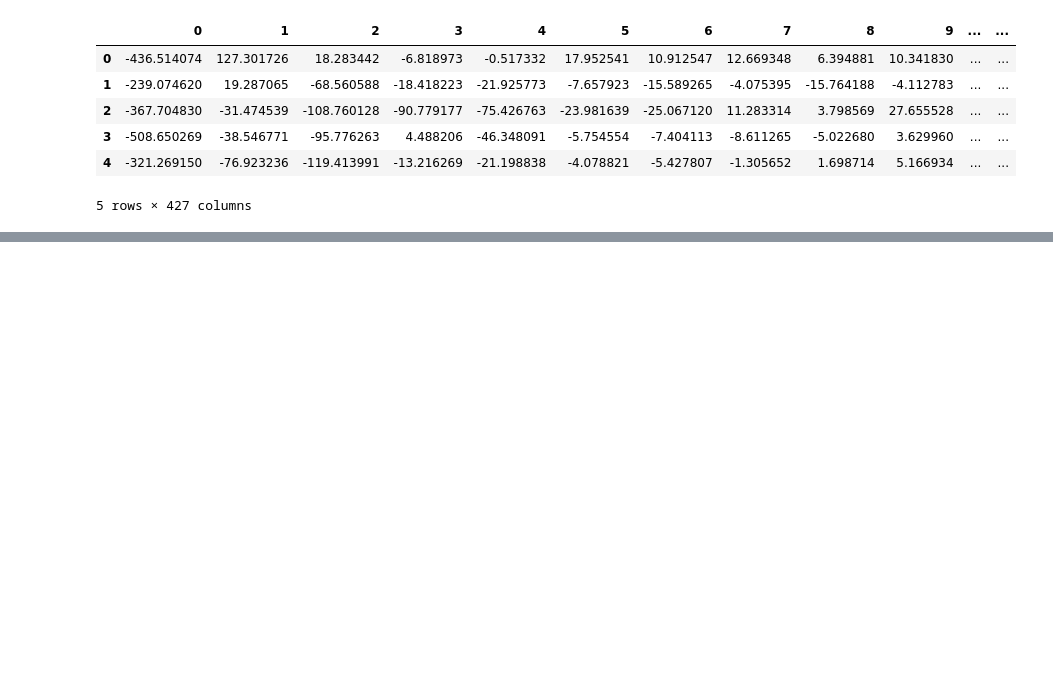
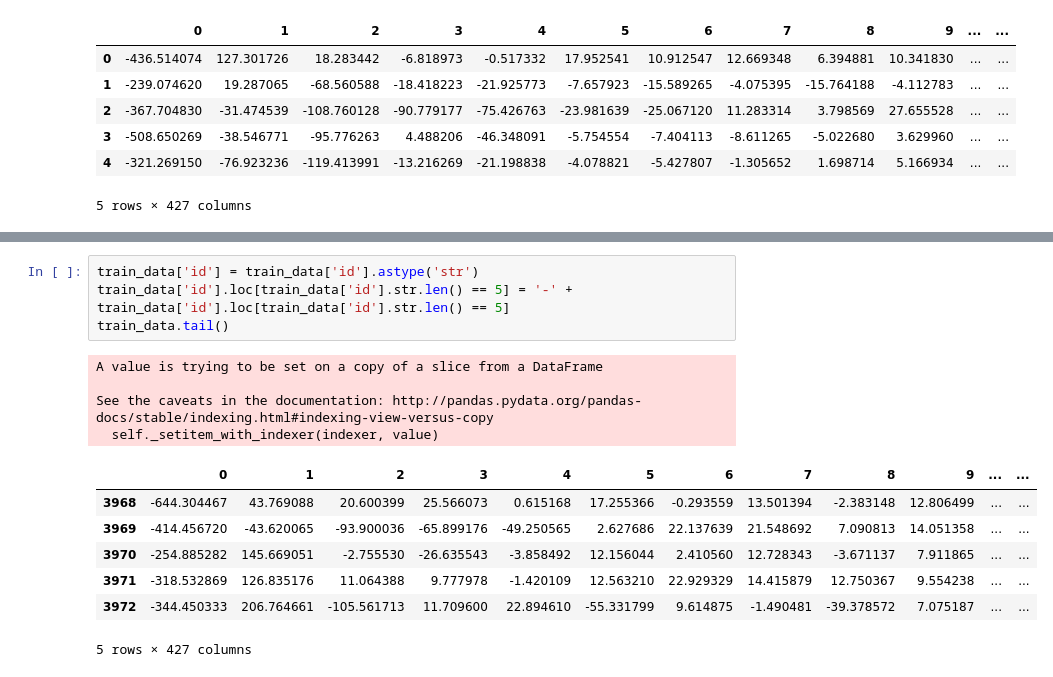
Before and after one commit to nasoboleva/Birds-vs-ML, a Jupyter notebook: Preprocessing.ipynb, the cells around one changed output, grey strips where cells are left out. Saved outputs shown, nothing was run; the diff lists cells and outputs as text; blank space fills up the shorter version.

```diff
--- a/Preprocessing.ipynb
+++ b/Preprocessing.ipynb
@@ -78,0 +128,16 @@ train_data.to_csv('train_data.')
+# %%
+train_data['id'] = train_data['id'].astype('str')
+train_data['id'].loc[train_data['id'].str.len() == 5] = '-' + train_data['id'].loc[train_data['id'].str.len() == 5]
+train_data.tail()
+# %% [output]
+A value is trying to be set on a copy of a slice from a DataFrame
+
+See the caveats in the documentation: http://pandas.pydata.org/pandas-docs/stable/indexing.html#indexing-view-versus-copy
+  self._setitem_with_indexer(indexer, value)
+|  | 0 | 1 | 2 | 3 | 4 | 5 | 6 | 7 | 8 | 9 | ... | ... |
+| 3968 | -644.304467 | 43.769088 | 20.600399 | 25.566073 | 0.615168 | 17.255366 | -0.293559 | 13.501394 | -2.383148 | 12.806499 | ... | ... |
+| 3969 | -414.456720 | -43.620065 | -93.900036 | -65.899176 | -49.250565 | 2.627686 | 22.137639 | 21.548692 | 7.090813 | 14.051358 | ... | ... |
+| 3970 | -254.885282 | 145.669051 | -2.755530 | -26.635543 | -3.858492 | 12.156044 | 2.410560 | 12.728343 | -3.671137 | 7.911865 | ... | ... |
+| 3971 | -318.532869 | 126.835176 | 11.064388 | 9.777978 | -1.420109 | 12.563210 | 22.929329 | 14.415879 | 12.750367 | 9.554238 | ... | ... |
+| 3972 | -344.450333 | 206.764661 | -105.561713 | 11.709600 | 22.894610 | -55.331799 | 9.614875 | -1.490481 | -39.378572 | 7.075187 | ... | ... |
+5 rows × 427 columns
```
Also changed, not shown: parts of 4 cells of this notebook, 1 other file.
